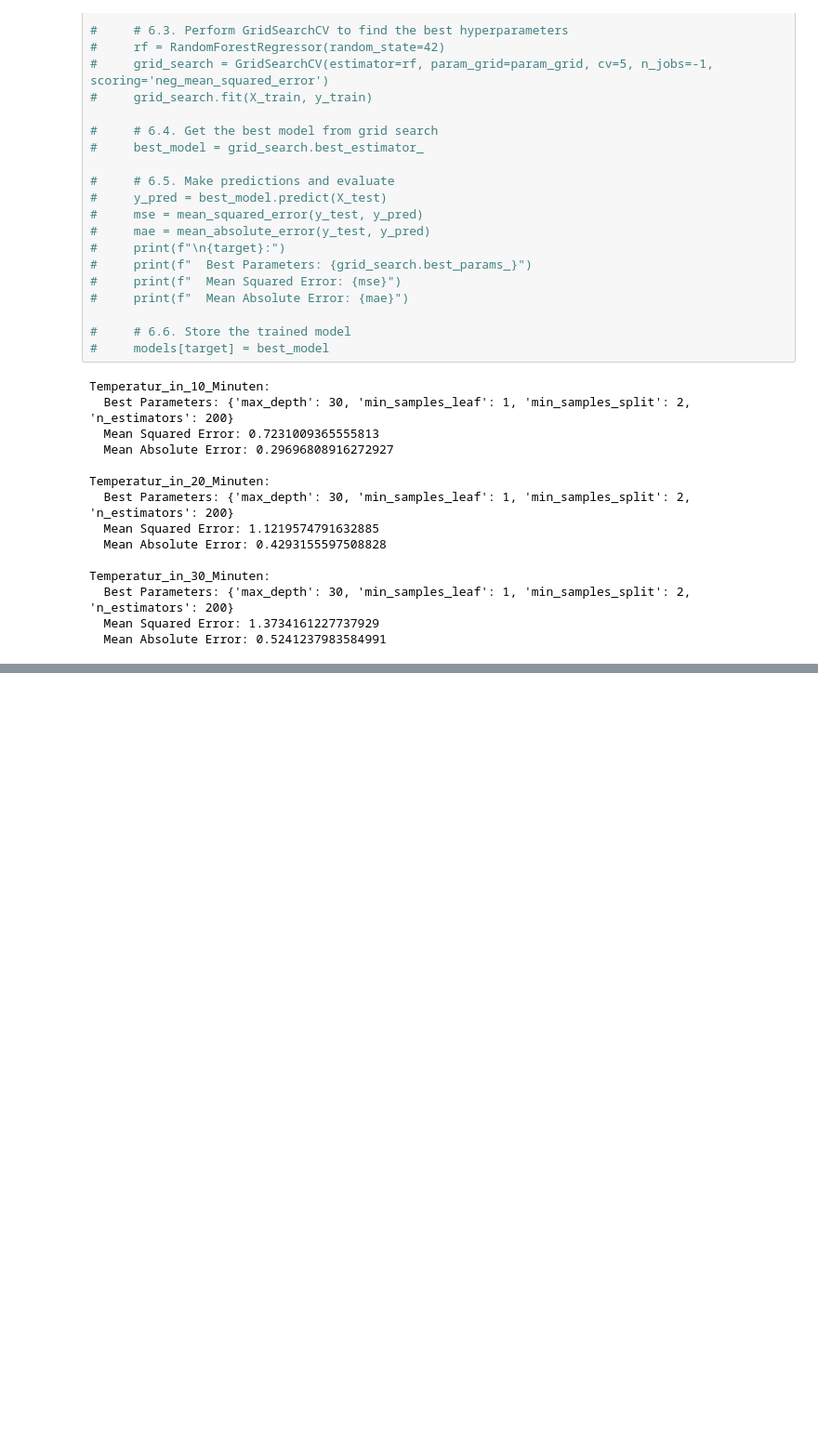
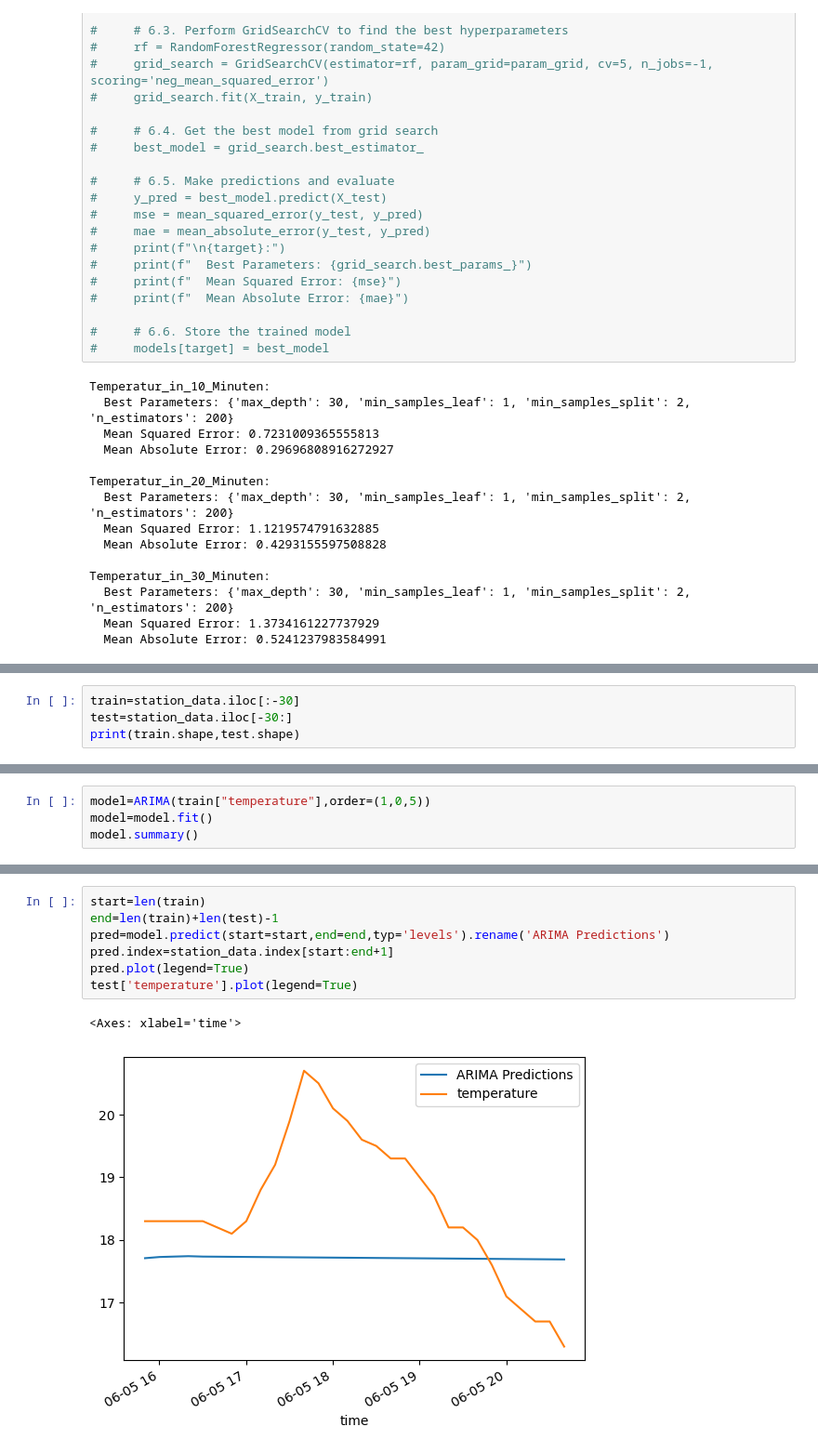
Before and after one commit to Ben99192/Umweltmonitoring_Projekt, a Jupyter notebook: ML_Modell.ipynb, the cells around one changed output, grey strips where cells are left out. Shown at 93% size. Drawn from its saved outputs; the diff is of its cells as text; blank space fills up the shorter version.

Commit message:
ARIMA Modell implementiert

```diff
--- a/ML_Modell.ipynb
+++ b/ML_Modell.ipynb
@@ -170,0 +292,4 @@ Temperatur_in_30_Minuten:
+# %%
+train=station_data.iloc[:-30]
+test=station_data.iloc[-30:]
+print(train.shape,test.shape)
@@ -170,0 +298,4 @@ Temperatur_in_30_Minuten:
+# %%
+model=ARIMA(train["temperature"],order=(1,0,5))
+model=model.fit()
+model.summary()
@@ -170,0 +326,10 @@ Temperatur_in_30_Minuten:
+# %%
+start=len(train)
+end=len(train)+len(test)-1
+pred=model.predict(start=start,end=end,typ='levels').rename('ARIMA Predictions')
+pred.index=station_data.index[start:end+1]
+pred.plot(legend=True)
+test['temperature'].plot(legend=True)
+# %% [output]
+<Axes: xlabel='time'>
+[figure, added]
```
Also changed, not shown: parts of 16 cells of this notebook.
